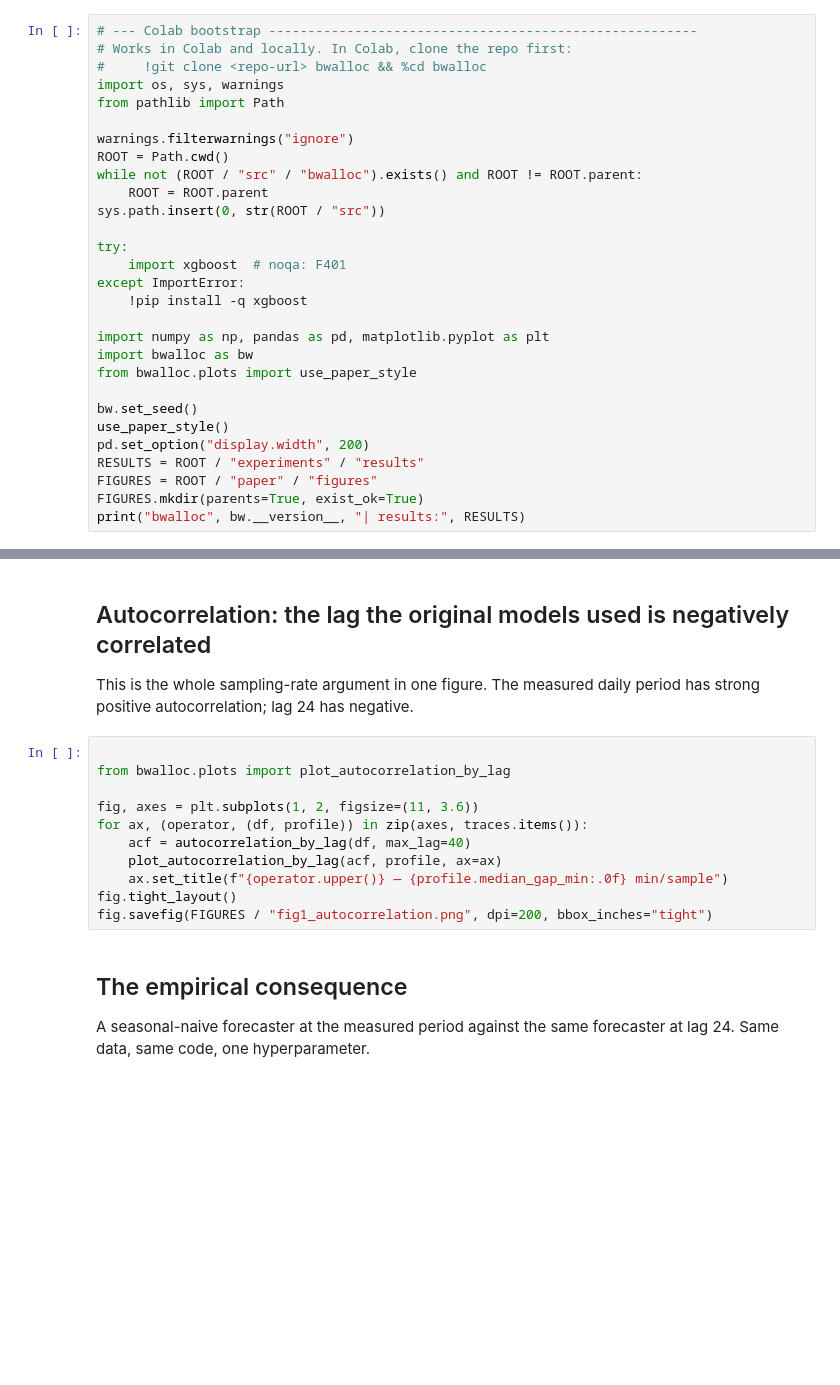
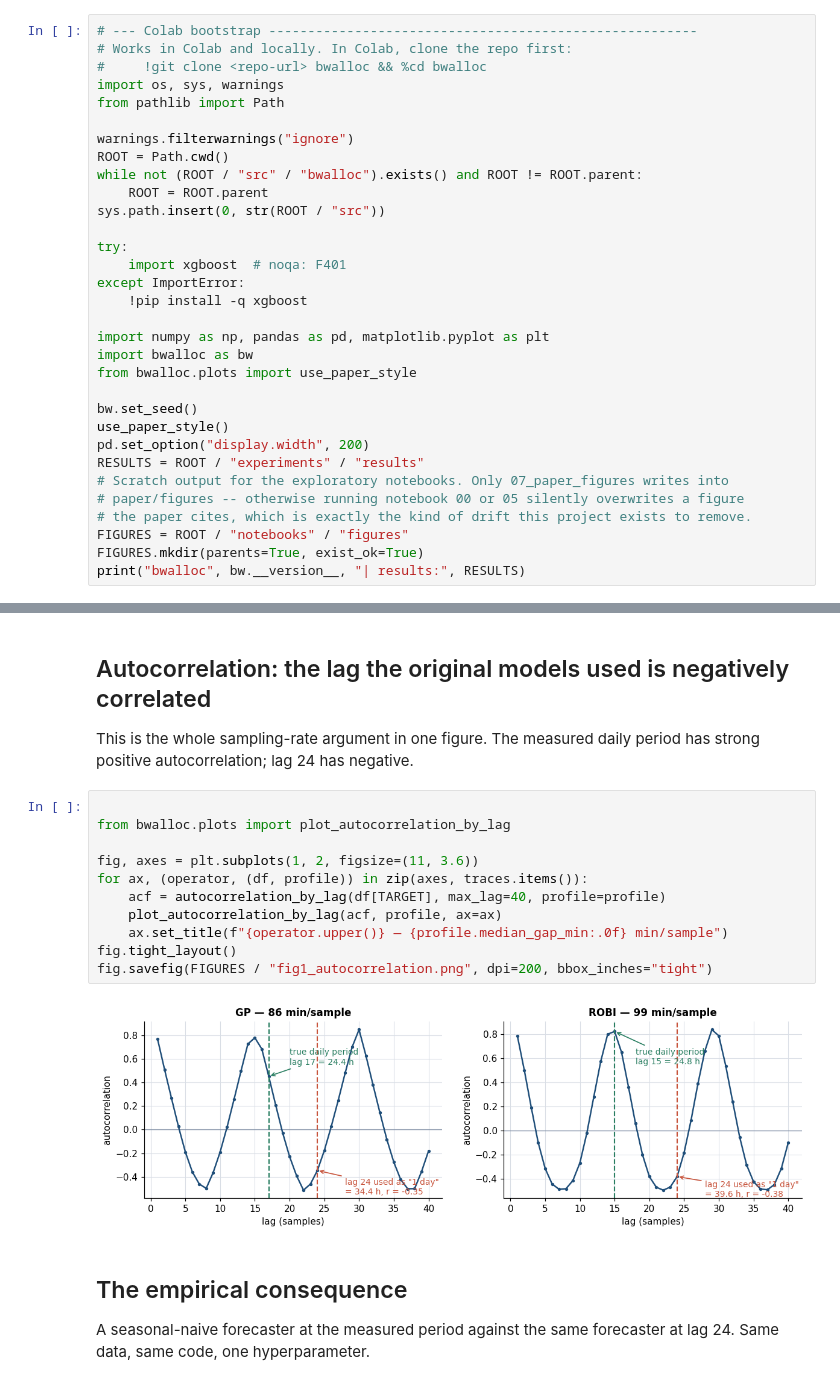
Before and after one commit to sad-code-at/bwalloc, a Jupyter notebook: notebooks/00_data_audit.ipynb, the cells around one changed output, grey strips where cells are left out. Drawn from its saved outputs; the diff is of its cells as text; blank space fills up the shorter version.

```diff
--- a/notebooks/00_data_audit.ipynb
+++ b/notebooks/00_data_audit.ipynb
@@ -40,6 +40,9 @@ bw.set_seed()
 use_paper_style()
 pd.set_option("display.width", 200)
 RESULTS = ROOT / "experiments" / "results"
-FIGURES = ROOT / "paper" / "figures"
+# Scratch output for the exploratory notebooks. Only 07_paper_figures writes into
+# paper/figures -- otherwise running notebook 00 or 05 silently overwrites a figure
+# the paper cites, which is exactly the kind of drift this project exists to remove.
+FIGURES = ROOT / "notebooks" / "figures"
 FIGURES.mkdir(parents=True, exist_ok=True)
 print("bwalloc", bw.__version__, "| results:", RESULTS)
@@ -67,14 +80,16 @@ This is the whole sampling-rate argument in one figure. The measured daily perio
 # %%
 
 from bwalloc.plots import plot_autocorrelation_by_lag
 
 fig, axes = plt.subplots(1, 2, figsize=(11, 3.6))
 for ax, (operator, (df, profile)) in zip(axes, traces.items()):
-    acf = autocorrelation_by_lag(df, max_lag=40)
+    acf = autocorrelation_by_lag(df[TARGET], max_lag=40, profile=profile)
     plot_autocorrelation_by_lag(acf, profile, ax=ax)
     ax.set_title(f"{operator.upper()} — {profile.median_gap_min:.0f} min/sample")
 fig.tight_layout()
 fig.savefig(FIGURES / "fig1_autocorrelation.png", dpi=200, bbox_inches="tight")
+# %% [output]
+[figure, added]
 # %% [markdown]
 ## The empirical consequence
 
```
Also changed, not shown: parts of 5 cells of this notebook, 14 other files.
